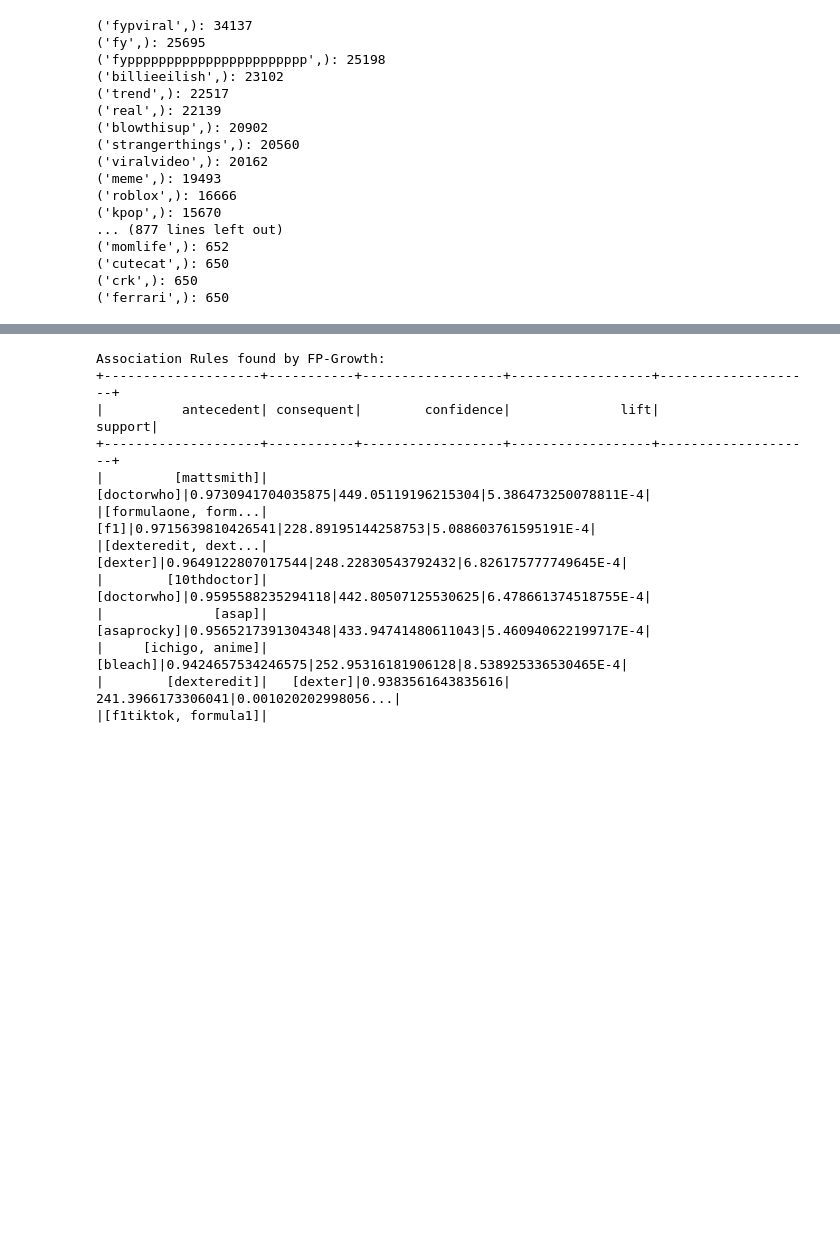
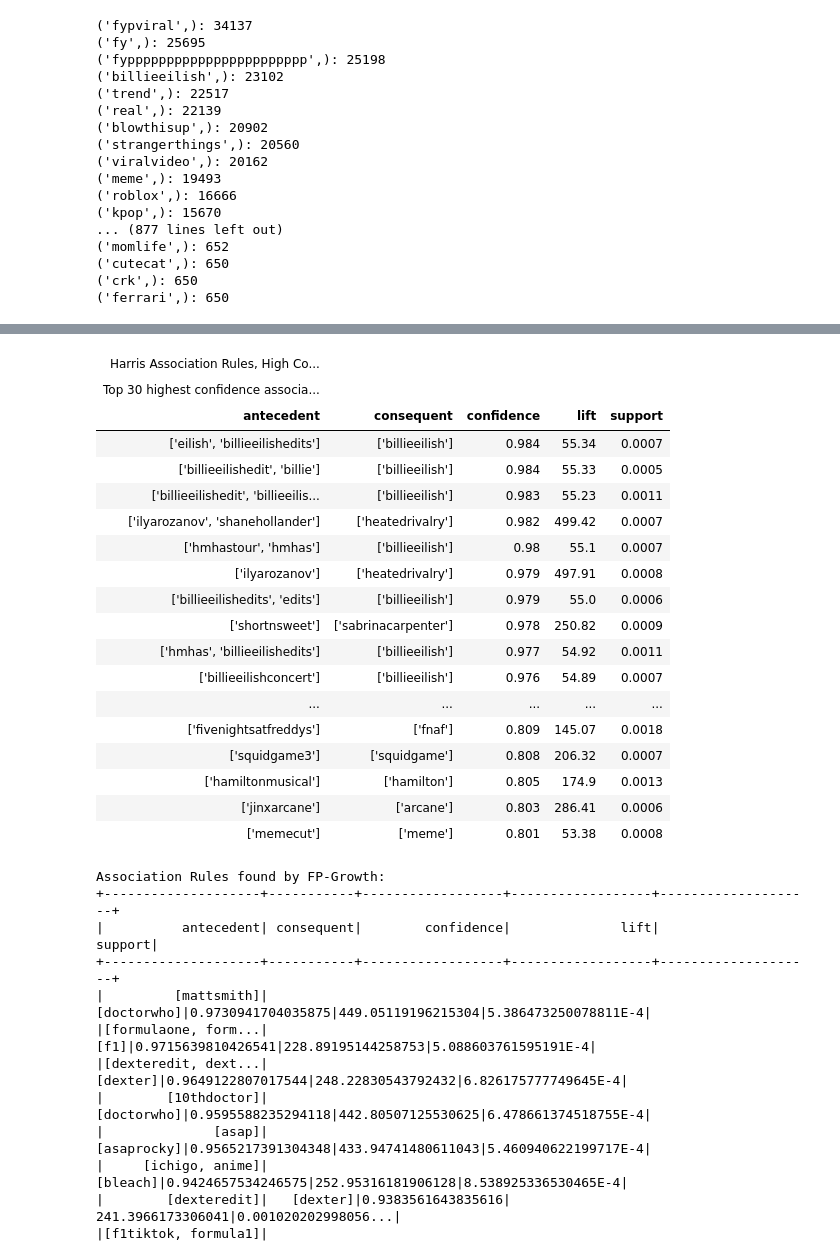
Before and after one commit to nitomanto/the-t-word, a Jupyter notebook: spark_itemset.ipynb, the cells around one changed output, grey strips where cells are left out. Saved outputs shown, nothing was run; the diff lists cells and outputs as text; code cells hidden in the pictures; blank space fills up the shorter version.

```diff
--- a/spark_itemset.ipynb
+++ b/spark_itemset.ipynb
@@ -629,28 +622,36 @@ plt.close()
 # %%
 # Get the association rules
 rules_df = model_k.associationRules.sort("confidence", ascending=False)
 
 # Convert to Pandas for easier plotting
 rules_pd = rules_df.toPandas()
 
-# Create figure and axis
-fig, ax = plt.subplots(figsize=(12, len(rules_pd) * 0.5))
-ax.axis('tight')
-ax.axis('off')
+rules_pd['confidence'] = rules_pd['confidence'].apply(lambda x: round(x, 3))
+rules_pd['lift'] = rules_pd['lift'].apply(lambda x: round(x, 2))
+rules_pd['support'] = rules_pd['support'].apply(lambda x: round(x, 4))
 
-# Create table
-table = ax.table(cellText=rules_pd.values,
-                 colLabels=rules_pd.columns,
-                 cellLoc='left',
-                 loc='center')
-
-table.auto_set_font_size(False)
-table.set_fontsize(9)
-table.scale(1, 2)  # Adjust cell height
-
-# Save to PNG
-plt.savefig('viz/kamala_association_rules.png', bbox_inches='tight', dpi=300)
-plt.close()
+gt_kamala_clean = GT(rules_pd).tab_header(title='Harris Association Rules, High Confidence + No Stopwords', subtitle='Top 30 highest confidence association rules after removing algorithm mining stop words')
+gt_kamala_clean.save('viz/gt_kamala_association_rules_clean.png')
+# %% [output]
+| Harris Association Rules, High Co... |  |  |  |  |
+| Top 30 highest confidence associa... |  |  |  |  |
+| antecedent | consequent | confidence | lift | support |
+| ['eilish', 'billieeilishedits'] | ['billieeilish'] | 0.984 | 55.34 | 0.0007 |
+| ['billieeilishedit', 'billie'] | ['billieeilish'] | 0.984 | 55.33 | 0.0005 |
+| ['billieeilishedit', 'billieeilis... | ['billieeilish'] | 0.983 | 55.23 | 0.0011 |
+| ['ilyarozanov', 'shanehollander'] | ['heatedrivalry'] | 0.982 | 499.42 | 0.0007 |
+| ['hmhastour', 'hmhas'] | ['billieeilish'] | 0.98 | 55.1 | 0.0007 |
+| ['ilyarozanov'] | ['heatedrivalry'] | 0.979 | 497.91 | 0.0008 |
+| ['billieeilishedits', 'edits'] | ['billieeilish'] | 0.979 | 55.0 | 0.0006 |
+| ['shortnsweet'] | ['sabrinacarpenter'] | 0.978 | 250.82 | 0.0009 |
+| ['hmhas', 'billieeilishedits'] | ['billieeilish'] | 0.977 | 54.92 | 0.0011 |
+| ['billieeilishconcert'] | ['billieeilish'] | 0.976 | 54.89 | 0.0007 |
+| ... | ... | ... | ... | ... |
+| ['fivenightsatfreddys'] | ['fnaf'] | 0.809 | 145.07 | 0.0018 |
+| ['squidgame3'] | ['squidgame'] | 0.808 | 206.32 | 0.0007 |
+| ['hamiltonmusical'] | ['hamilton'] | 0.805 | 174.9 | 0.0013 |
+| ['jinxarcane'] | ['arcane'] | 0.803 | 286.41 | 0.0006 |
+| ['memecut'] | ['meme'] | 0.801 | 53.38 | 0.0008 |
 # %%
 print("Association Rules found by FP-Growth:")
 model_t.associationRules.sort("confidence", ascending=False).show()
```
Also changed, not shown: parts of 13 cells of this notebook, 9 other files.
